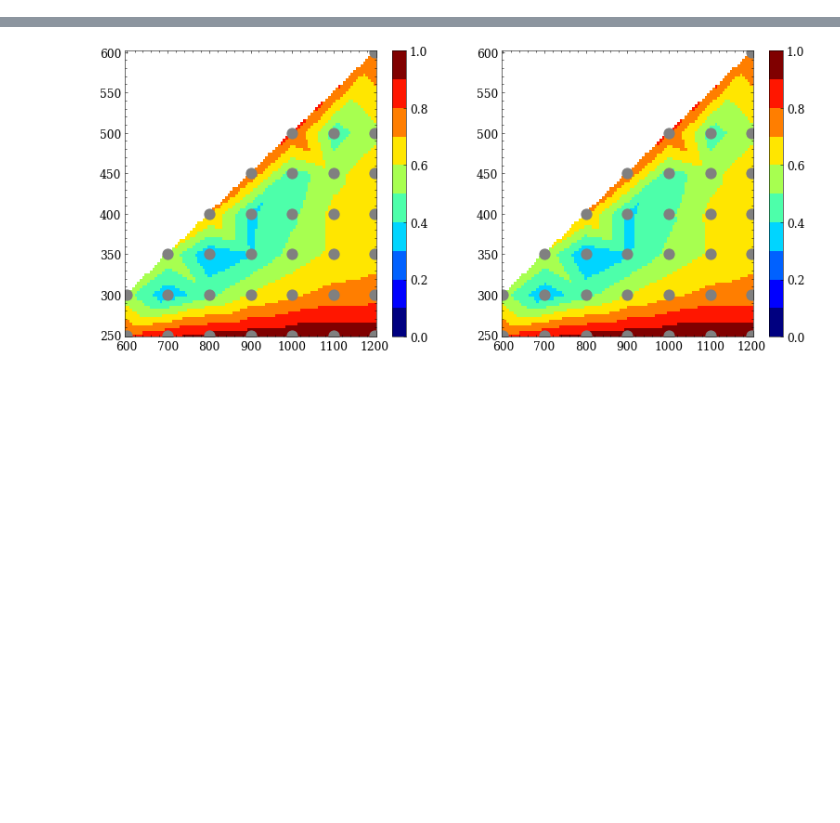
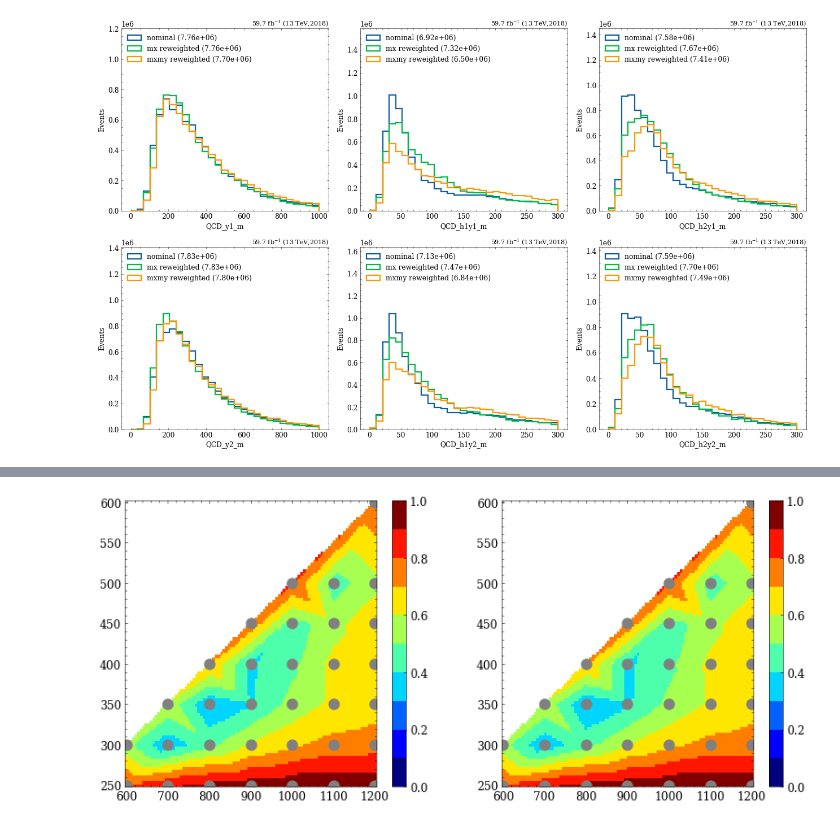
Before and after one commit to ekoenig4/analysis, a Jupyter notebook: jupyter/feynnet/x_yy_4h_8b/signal_reduction.ipynb, the cells around one changed output, grey strips where cells are left out. Drawn from its saved outputs; the diff is of its cells as text; code cells hidden in the pictures; blank space fills up the shorter version.

```diff
--- a/jupyter/feynnet/x_yy_4h_8b/signal_reduction.ipynb
+++ b/jupyter/feynnet/x_yy_4h_8b/signal_reduction.ipynb
@@ -25,0 +31,12 @@ tree = Tree("/uscms_data/d3/ekoenig/8BAnalysis/studies/eightbStudies/scripts/fey
+# %%
+study.h_quick(
+    [nominal, mx_reweight, mxmy_reweight],
+    label=['nominal','mx reweighted','mxmy reweighted'],
+    stacked=False,
+    varlist=[f'QCD_y1_m','QCD_h1y1_m','QCD_h2y1_m',f'QCD_y2_m','QCD_h1y2_m','QCD_h2y2_m'],
+    dim=(-1,3),
+    legend=True,
+    errors=False,
+)
+# %% [output]
+[figure, added]
```
Also changed, not shown: parts of 7 cells of this notebook, 5 other files.
